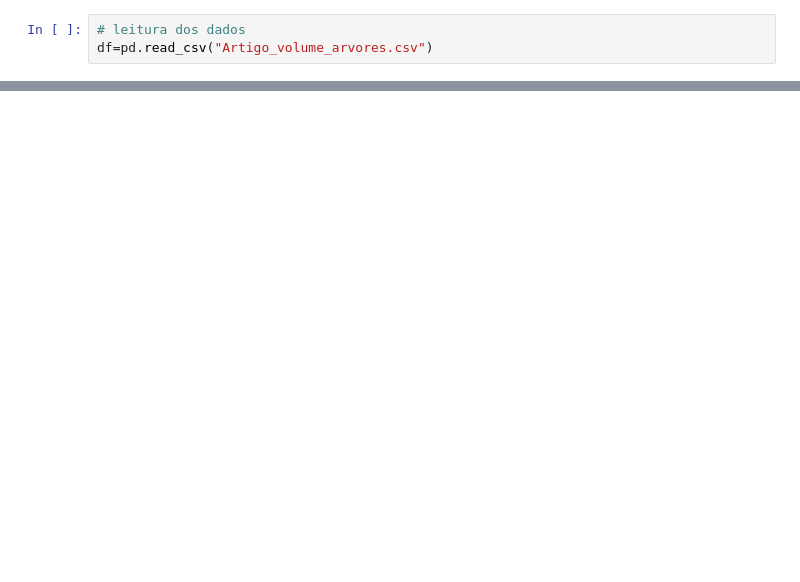
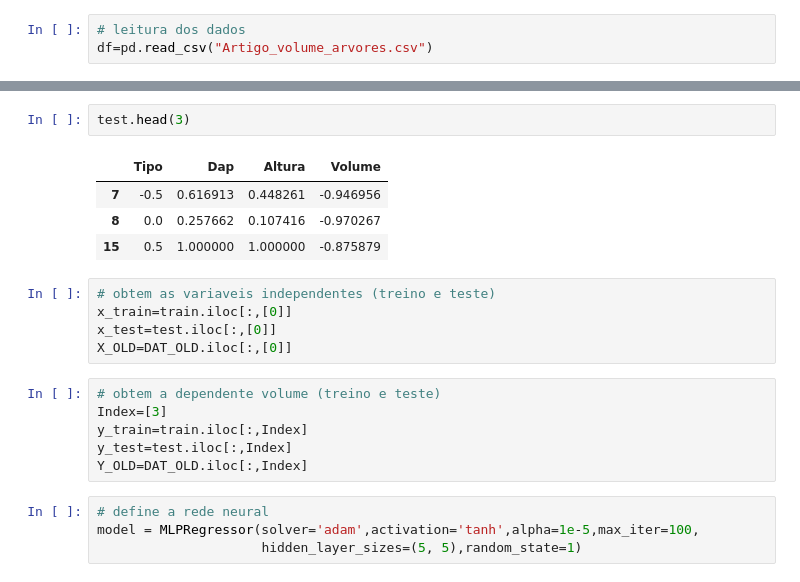
Before and after one commit to vmduarte/ANN_2021, a Jupyter notebook: Trabalho_1_volume_arvores.ipynb, the cells around one changed output, grey strips where cells are left out. Drawn from its saved outputs; the diff is of its cells as text; blank space fills up the shorter version.

```diff
--- a/Trabalho_1_volume_arvores.ipynb
+++ b/Trabalho_1_volume_arvores.ipynb
@@ -36,0 +101,22 @@ y = np.array(Dat_Select[['Volume']]).reshape(-1,1)
+# %%
+test.head(3)
+# %% [output]
+|  | Tipo | Dap | Altura | Volume |
+| 7 | -0.5 | 0.616913 | 0.448261 | -0.946956 |
+| 8 | 0.0 | 0.257662 | 0.107416 | -0.970267 |
+| 15 | 0.5 | 1.000000 | 1.000000 | -0.875879 |
+# %%
+# obtem as variaveis independentes (treino e teste)
+x_train=train.iloc[:,[0]]
+x_test=test.iloc[:,[0]]
+X_OLD=DAT_OLD.iloc[:,[0]]
+# %%
+# obtem a dependente volume (treino e teste)
+Index=[3]
+y_train=train.iloc[:,Index]
+y_test=test.iloc[:,Index]
+Y_OLD=DAT_OLD.iloc[:,Index]
+# %%
+# define a rede neural
+model = MLPRegressor(solver='adam',activation='tanh',alpha=1e-5,max_iter=100,
+                     hidden_layer_sizes=(5, 5),random_state=1)
```
Also changed, not shown: parts of 23 cells of this notebook.
